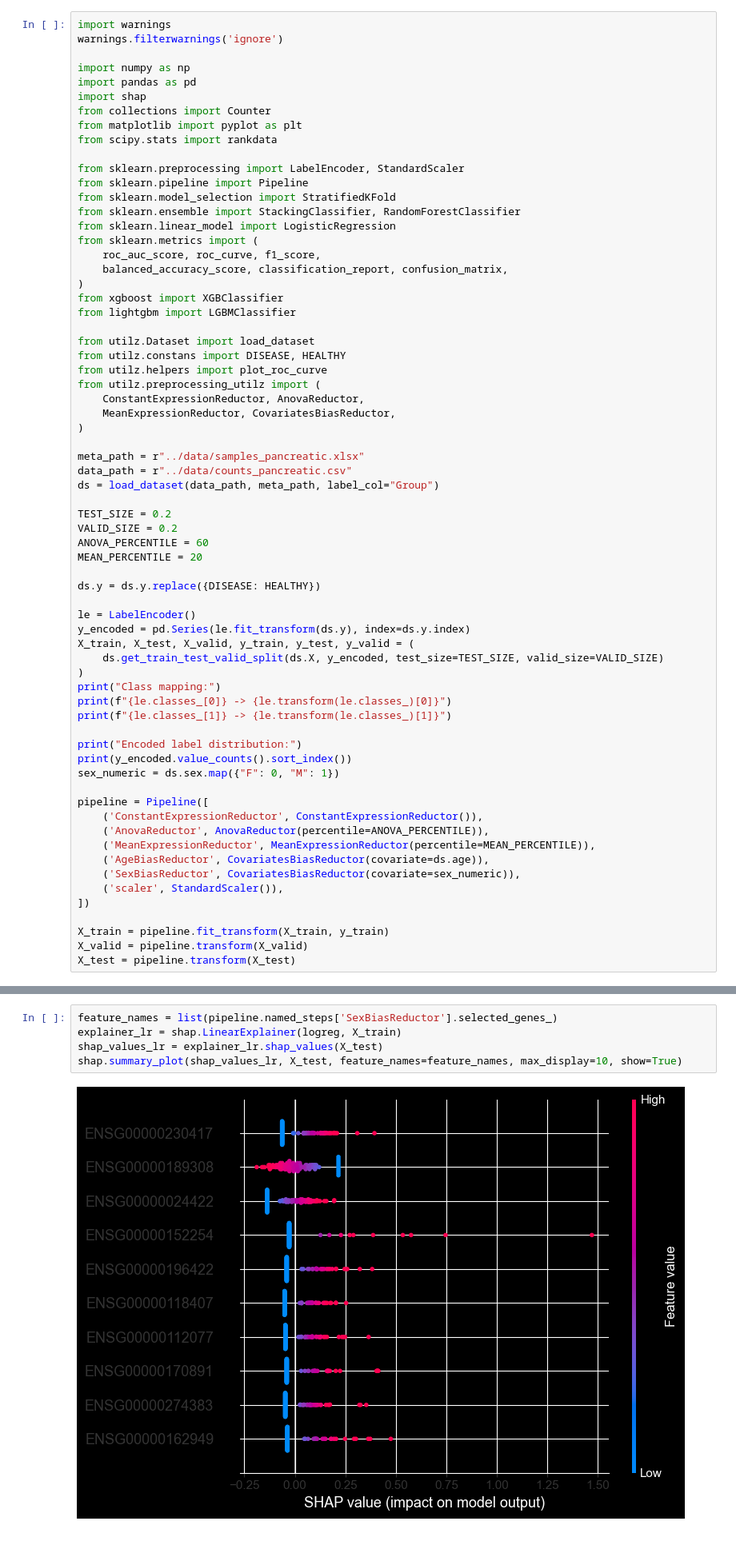
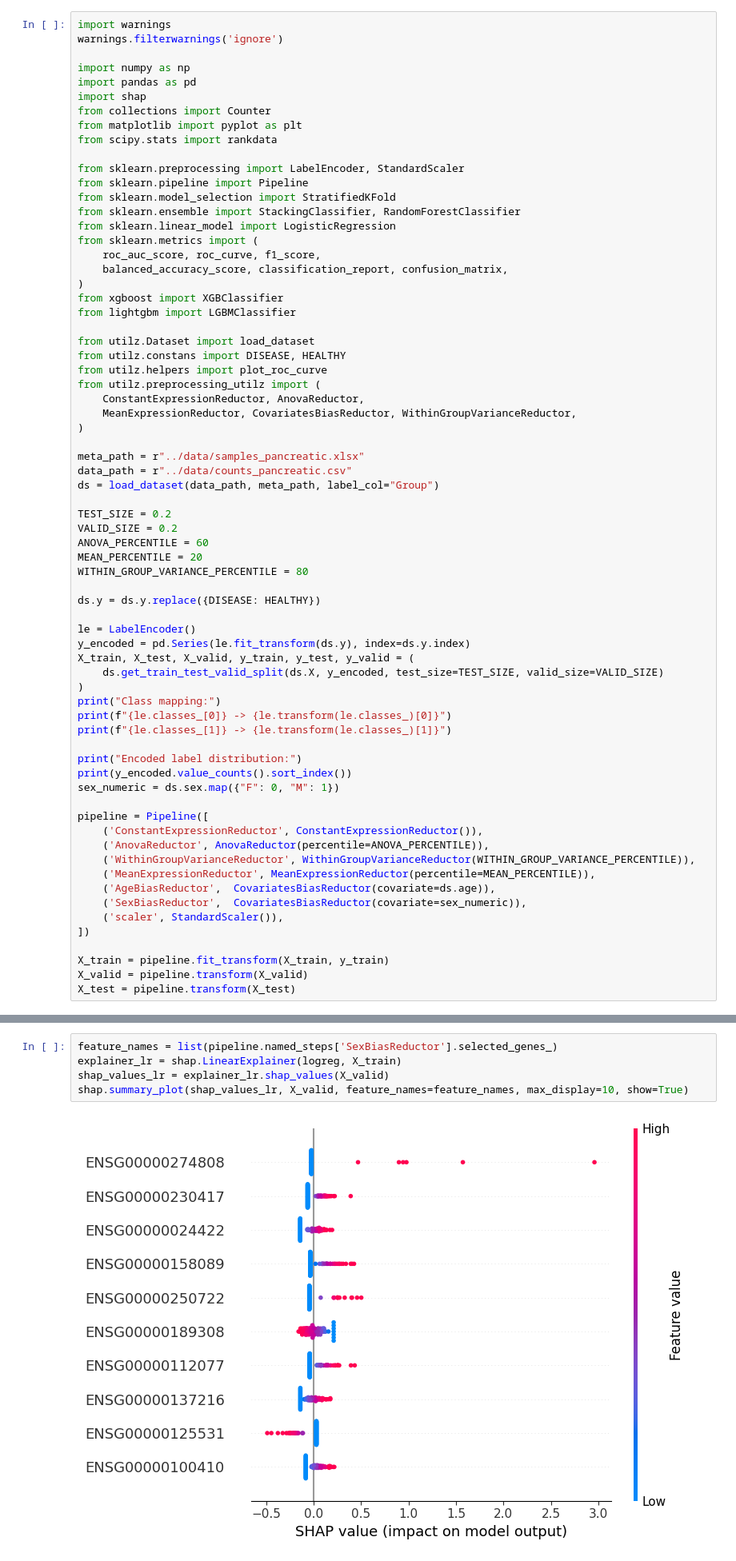
Before and after one commit to kasiaOsowska/pancreatic_canacer_dataset_analysis, a Jupyter notebook: 2_prediction.ipynb, the cells around one changed output, grey strips where cells are left out. Shown at 80% size. Saved outputs shown, nothing was run; the diff lists cells and outputs as text.

```diff
--- a/2_prediction.ipynb
+++ b/2_prediction.ipynb
@@ -34,7 +33,7 @@ from utilz.constans import DISEASE, HEALTHY
 from utilz.helpers import plot_roc_curve
 from utilz.preprocessing_utilz import (
     ConstantExpressionReductor, AnovaReductor,
-    MeanExpressionReductor, CovariatesBiasReductor,
+    MeanExpressionReductor, CovariatesBiasReductor, WithinGroupVarianceReductor,
 )
 
 meta_path = r"../data/samples_pancreatic.xlsx"
@@ -45,6 +44,7 @@ TEST_SIZE = 0.2
 VALID_SIZE = 0.2
 ANOVA_PERCENTILE = 60
 MEAN_PERCENTILE = 20
+WITHIN_GROUP_VARIANCE_PERCENTILE = 80
 
 ds.y = ds.y.replace({DISEASE: HEALTHY})
 
@@ -64,9 +64,10 @@ sex_numeric = ds.sex.map({"F": 0, "M": 1})
 pipeline = Pipeline([
     ('ConstantExpressionReductor', ConstantExpressionReductor()),
     ('AnovaReductor', AnovaReductor(percentile=ANOVA_PERCENTILE)),
+    ('WithinGroupVarianceReductor', WithinGroupVarianceReductor(WITHIN_GROUP_VARIANCE_PERCENTILE)),
     ('MeanExpressionReductor', MeanExpressionReductor(percentile=MEAN_PERCENTILE)),
-    ('AgeBiasReductor', CovariatesBiasReductor(covariate=ds.age)),
-    ('SexBiasReductor', CovariatesBiasReductor(covariate=sex_numeric)),
+    ('AgeBiasReductor',  CovariatesBiasReductor(covariate=ds.age)),
+    ('SexBiasReductor',  CovariatesBiasReductor(covariate=sex_numeric)),
     ('scaler', StandardScaler()),
 ])
 
@@ -195,10 +196,10 @@ For linear models, SHAP values can be computed efficiently using the `LinearExpl
 # %%
 feature_names = list(pipeline.named_steps['SexBiasReductor'].selected_genes_)
 explainer_lr = shap.LinearExplainer(logreg, X_train)
-shap_values_lr = explainer_lr.shap_values(X_test)
-shap.summary_plot(shap_values_lr, X_test, feature_names=feature_names, max_display=10, show=True)
+shap_values_lr = explainer_lr.shap_values(X_valid)
+shap.summary_plot(shap_values_lr, X_valid, feature_names=feature_names, max_display=10, show=True)
 # %% [output]
-[figure, old version]
+[figure, new version]
 # %% [markdown]
 ### 6.2. SHAP for LightGBM
 
```
Also changed, not shown: parts of 11 cells of this notebook, 5 other files.
